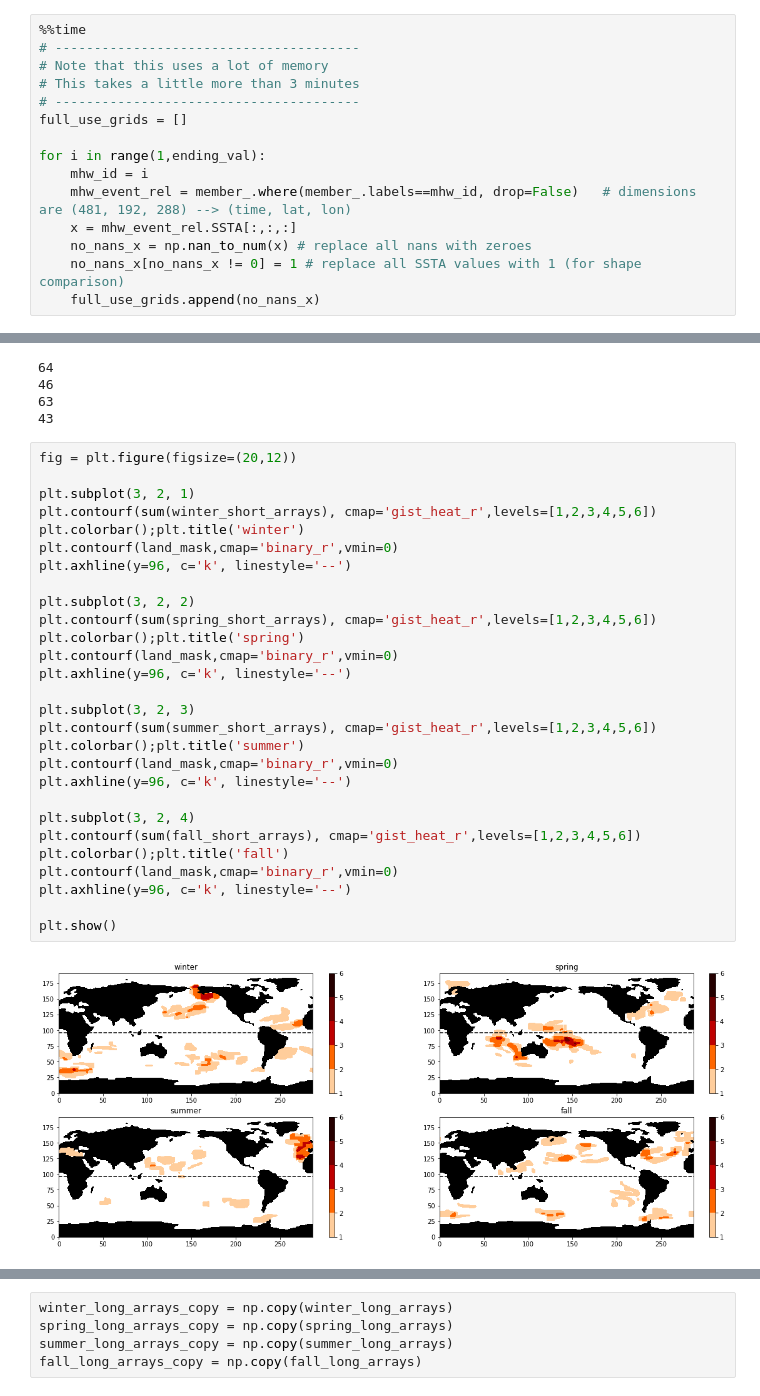
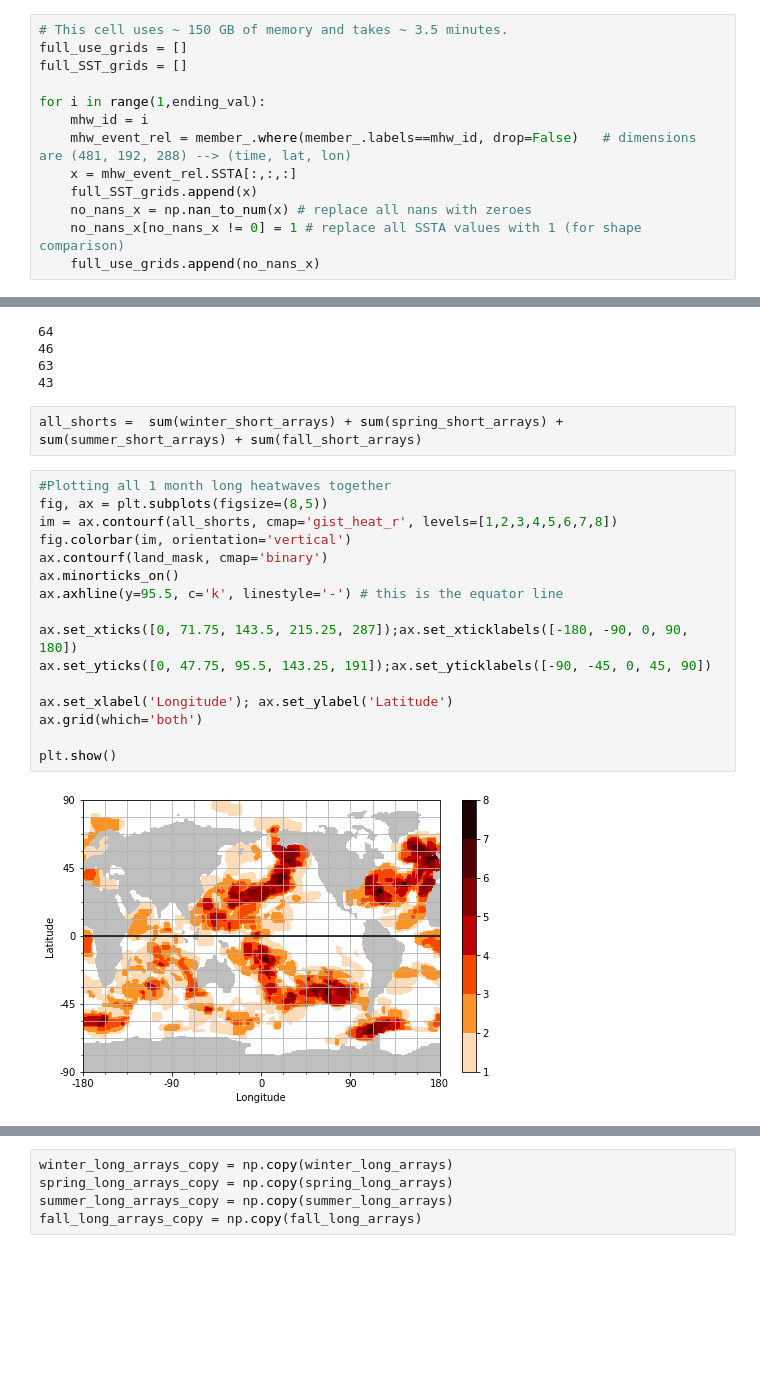
Before and after one commit to CassiaCai/marine_heatwaves, a Jupyter notebook: 3_clusteranalysispipeline.ipynb, the cells around one changed output, grey strips where cells are left out. Cells and saved outputs as stored; diff of their text form; blank space fills up the shorter version.

```diff
--- a/3_clusteranalysispipeline.ipynb
+++ b/3_clusteranalysispipeline.ipynb
@@ -48,15 +38,13 @@ print(ending_val)
 # %%
-%%time
-# ---------------------------------------
-# Note that this uses a lot of memory
-# This takes a little more than 3 minutes
-# ---------------------------------------
+# This cell uses ~ 150 GB of memory and takes ~ 3.5 minutes.
 full_use_grids = []
+full_SST_grids = []
 
 for i in range(1,ending_val):
     mhw_id = i
     mhw_event_rel = member_.where(member_.labels==mhw_id, drop=False)   # dimensions are (481, 192, 288) --> (time, lat, lon)
     x = mhw_event_rel.SSTA[:,:,:]
+    full_SST_grids.append(x)
     no_nans_x = np.nan_to_num(x) # replace all nans with zeroes
     no_nans_x[no_nans_x != 0] = 1 # replace all SSTA values with 1 (for shape comparison)
     full_use_grids.append(no_nans_x)
@@ -308,33 +255,23 @@ print(len(indices_greater_than1_fall))
 46
 63
 43
-# %%
-fig = plt.figure(figsize=(20,12))
-
-plt.subplot(3, 2, 1)
-plt.contourf(sum(winter_short_arrays), cmap='gist_heat_r',levels=[1,2,3,4,5,6])
-plt.colorbar();plt.title('winter')
-plt.contourf(land_mask,cmap='binary_r',vmin=0)
-plt.axhline(y=96, c='k', linestyle='--')
-
-plt.subplot(3, 2, 2)
-plt.contourf(sum(spring_short_arrays), cmap='gist_heat_r',levels=[1,2,3,4,5,6])
-plt.colorbar();plt.title('spring')
-plt.contourf(land_mask,cmap='binary_r',vmin=0)
-plt.axhline(y=96, c='k', linestyle='--')
-
-plt.subplot(3, 2, 3)
-plt.contourf(sum(summer_short_arrays), cmap='gist_heat_r',levels=[1,2,3,4,5,6])
-plt.colorbar();plt.title('summer')
-plt.contourf(land_mask,cmap='binary_r',vmin=0)
-plt.axhline(y=96, c='k', linestyle='--')
-
-plt.subplot(3, 2, 4)
-plt.contourf(sum(fall_short_arrays), cmap='gist_heat_r',levels=[1,2,3,4,5,6])
-plt.colorbar();plt.title('fall')
-plt.contourf(land_mask,cmap='binary_r',vmin=0)
-plt.axhline(y=96, c='k', linestyle='--')
-
-plt.show()
-# %% [output]
-[figure, removed]
+# %%
+all_shorts =  sum(winter_short_arrays) + sum(spring_short_arrays) + sum(summer_short_arrays) + sum(fall_short_arrays)
+# %%
+#Plotting all 1 month long heatwaves together
+fig, ax = plt.subplots(figsize=(8,5))
+im = ax.contourf(all_shorts, cmap='gist_heat_r', levels=[1,2,3,4,5,6,7,8])
+fig.colorbar(im, orientation='vertical')
+ax.contourf(land_mask, cmap='binary')
+ax.minorticks_on()
+ax.axhline(y=95.5, c='k', linestyle='-') # this is the equator line
+
+ax.set_xticks([0, 71.75, 143.5, 215.25, 287]);ax.set_xticklabels([-180, -90, 0, 90, 180])
+ax.set_yticks([0, 47.75, 95.5, 143.25, 191]);ax.set_yticklabels([-90, -45, 0, 45, 90])
+
+ax.set_xlabel('Longitude'); ax.set_ylabel('Latitude')
+ax.grid(which='both')
+
+plt.show()
+# %% [output]
+[figure, added]
```
Also changed, not shown: parts of 50 cells of this notebook.
